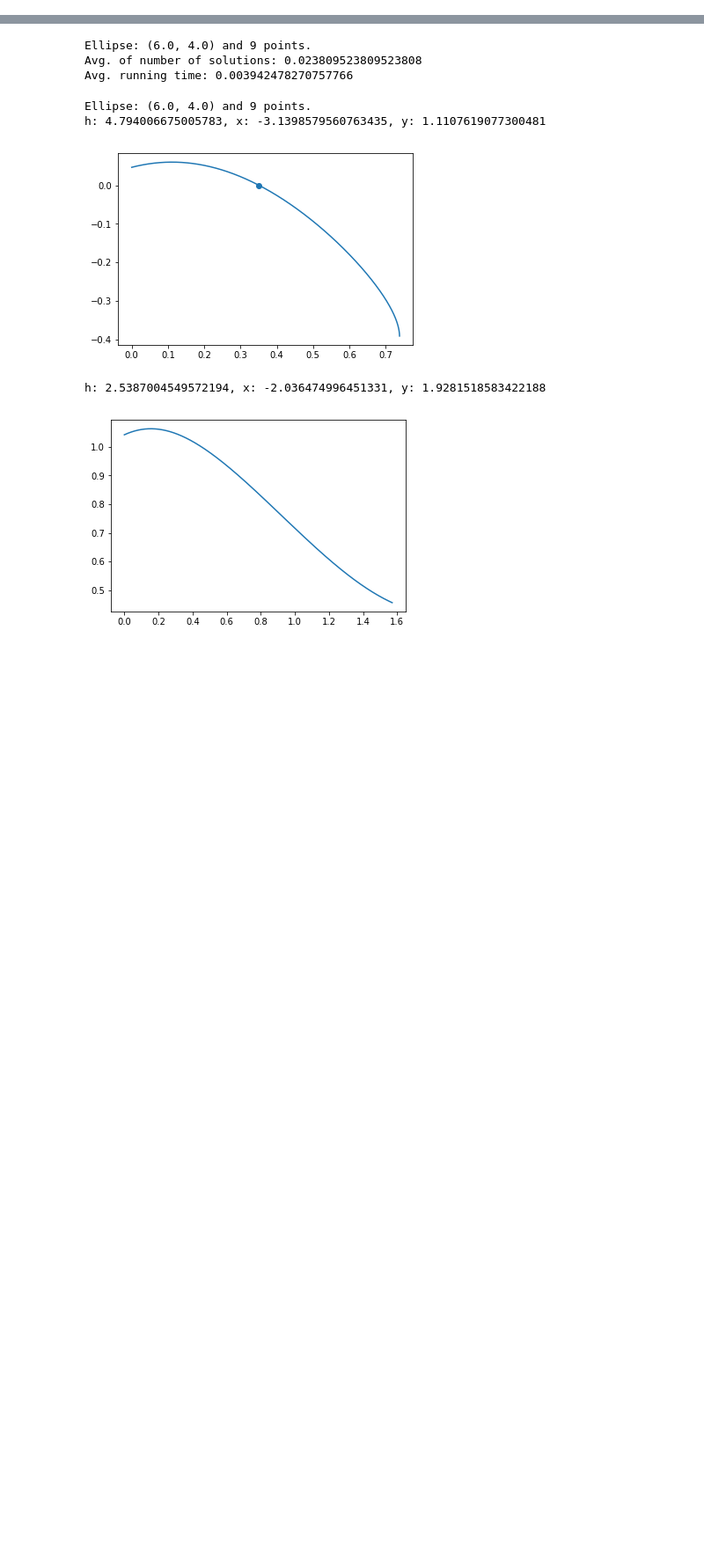
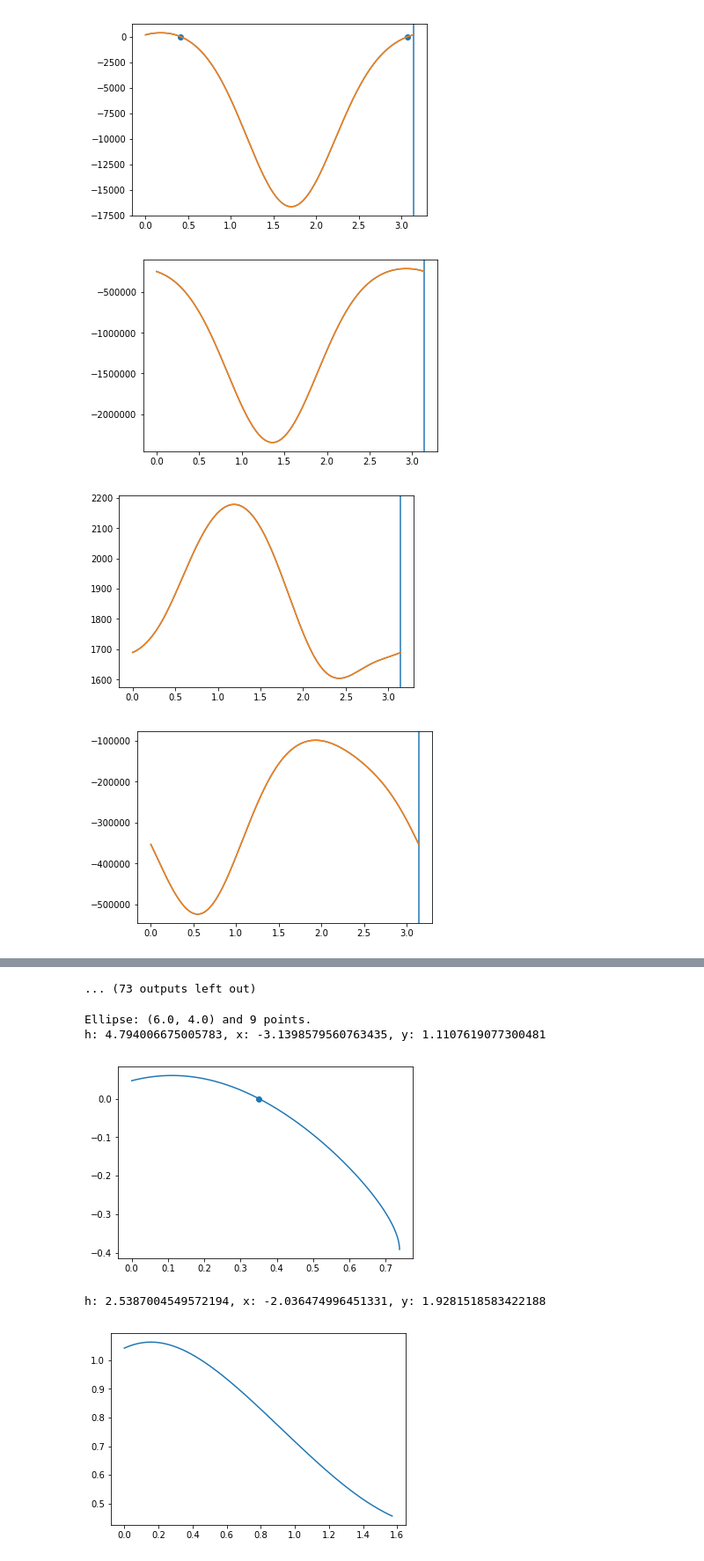
Before and after one commit to danft/MCE, a Jupyter notebook: plot.instance.ipynb, the cells around one changed output, grey strips where cells are left out. Shown at 88% size. Saved outputs shown, nothing was run; the diff lists cells and outputs as text; code cells hidden in the pictures; blank space fills up the shorter version.

```diff
--- a/plot.instance.ipynb
+++ b/plot.instance.ipynb
@@ -33,45 +33,47 @@ for i in range(n):
             tot += 1
             t1 = time.time()
 
 
             cfuns = get_cheb_poly(a, b, [X[i], X[j], X[k]], [Y[i], Y[j], Y[k]])
 
-            K = 7
-            Dm = pi/K
+            for cfun in cfuns:
+                l = cfun.domain[0]
+                r = cfun.domain[-1]
 
-            for hh in range(K):
-                l = (hh) * Dm
-                r = (hh+1) * Dm
+                plt.axvline(x=r)
 
-                #plt.axvline(x=r)
+                xx, yy = cfun.linspace(1000)
 
-                xx, yy = cfuns[hh].linspace()
-
-                roo = list(filter(lambda t: np.isreal(t) and t.real >= l and t.real <= r, cfuns[hh].roots()))
+                roo = list(filter(lambda t: np.isreal(t) and t.real >= l and t.real <= r, cfun.roots()))
                 nsols += len(roo)
 
                 #print(roo)
 
-                #plt.scatter(roo, cfuns[hh](np.real(roo)))
+                plt.scatter(roo, cfun(np.real(roo)))
 
 
-                #plt.plot(xx, yy)
+                plt.plot(xx, yy)
+
 
             #print(cfun)
 
             x = np.linspace(0, pi, 2000)
             tott += time.time() - t1
 
-            #f1 = np.vectorize(fradius, excluded=[1, 2, 3, 4])
-            #y1 = f1(x, a, b, [0, X[j]-X[i], X[k]-X[i]], [0, Y[j]-Y[i], Y[k]-Y[i]])
+            f1 = np.vectorize(fradius, excluded=[1, 2, 3, 4])
+            y1 = f1(x, a, b, [0, X[j]-X[i], X[k]-X[i]], [0, Y[j]-Y[i], Y[k]-Y[i]])
 
-           # plt.plot(x, y1)
+            plt.plot(x, y1)
 
-           # plt.show()
+            plt.show()
 
 
 
 print(f"Ellipse: ({a}, {b}) and {len(X)} points.")
 print(f"Avg. of number of solutions: {nsols/tot}")
 print(f"Avg. running time: {tott/tot}")
 # %% [output]
+[figure, added]
+[figure, added]
+[figure, added]
+[figure, added]
@@ -78,6 +88,4 @@ print(f"Avg. running time: {tott/tot}")
-Ellipse: (6.0, 4.0) and 9 points.
-Avg. of number of solutions: 0.023809523809523808
-Avg. running time: 0.003942478270757766
+... (73 outputs left out)
 # %%
 def isInc(f, x):
     eps=1e-9
```
Also changed, not shown: parts of 1 cell of this notebook, 1 other file.
